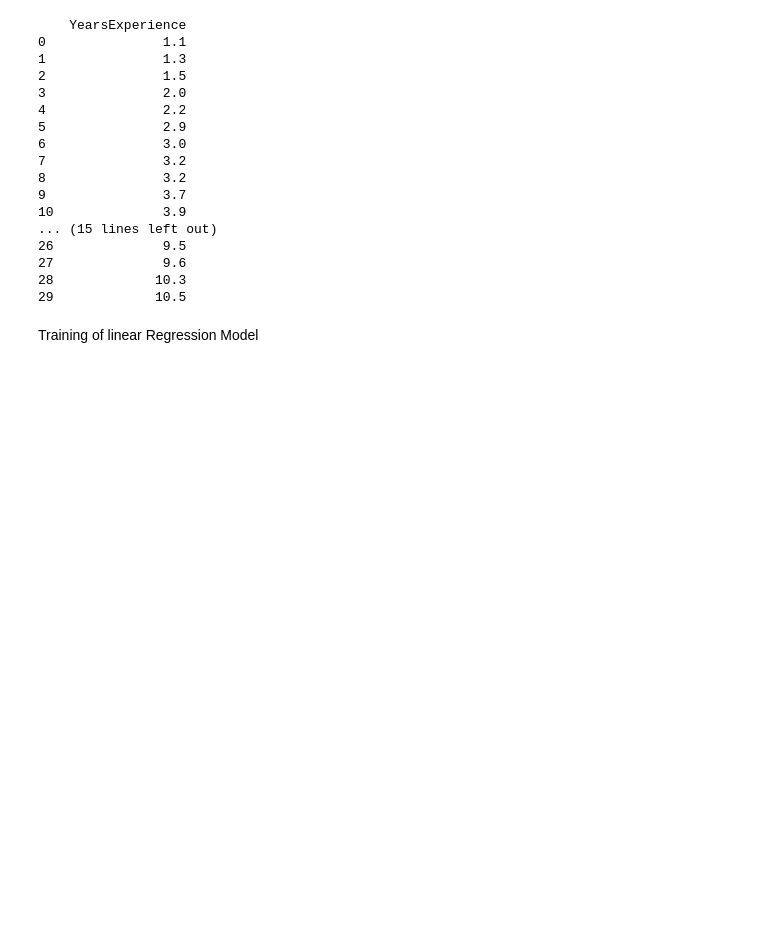
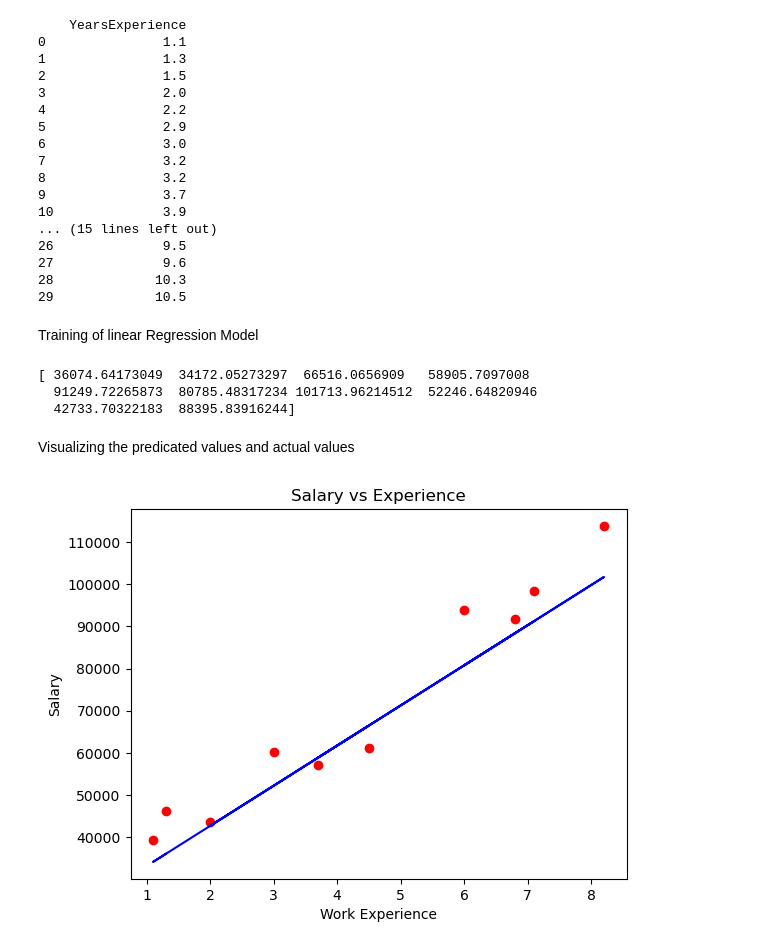
Before and after one commit to luqmankhan575756/Machine_Learning, a Jupyter notebook: ML Models/Linear_regression_model.ipynb, the cells around one changed output. Cells and saved outputs as stored; diff of their text form; code cells hidden in the pictures; blank space fills up the shorter version.

```diff
--- a/ML Models/Linear_regression_model.ipynb
+++ b/ML Models/Linear_regression_model.ipynb
@@ -31,9 +31,8 @@ YearsExperience    0
 Salary             0
 dtype: int64
 # %%
-# splitting the features and target
-X = salary_data.iloc[:,:-1]
-Y = salary_data.iloc[:,:1]
+X = salary_data.iloc[:, :-1]   # Experience
+Y = salary_data.iloc[:, -1]    # Salary
 # %%
 print(X)
 # %% [output]
@@ -62,0 +60,24 @@ model =
+# %%
+
+model = LinearRegression()
+
+model.fit(X_train, Y_train)
+
+test_data_pred = model.predict(X_test)
+# %%
+print(test_data_pred)
+# %% [output]
+[ 36074.64173049  34172.05273297  66516.0656909   58905.7097008
+  91249.72265873  80785.48317234 101713.96214512  52246.64820946
+  42733.70322183  88395.83916244]
+# %% [markdown]
+Visualizing the predicated values and actual values
+# %%
+plt.scatter(X_test,Y_test,color = "red" )
+plt.plot(X_test,test_data_pred,color = "blue")
+plt.xlabel("Work Experience")
+plt.ylabel("Salary")
+plt.title("Salary vs Experience")
+plt.show()
+# %% [output]
+[figure, added]
```
Also changed, not shown: parts of 1 cell of this notebook, 4 other files.
